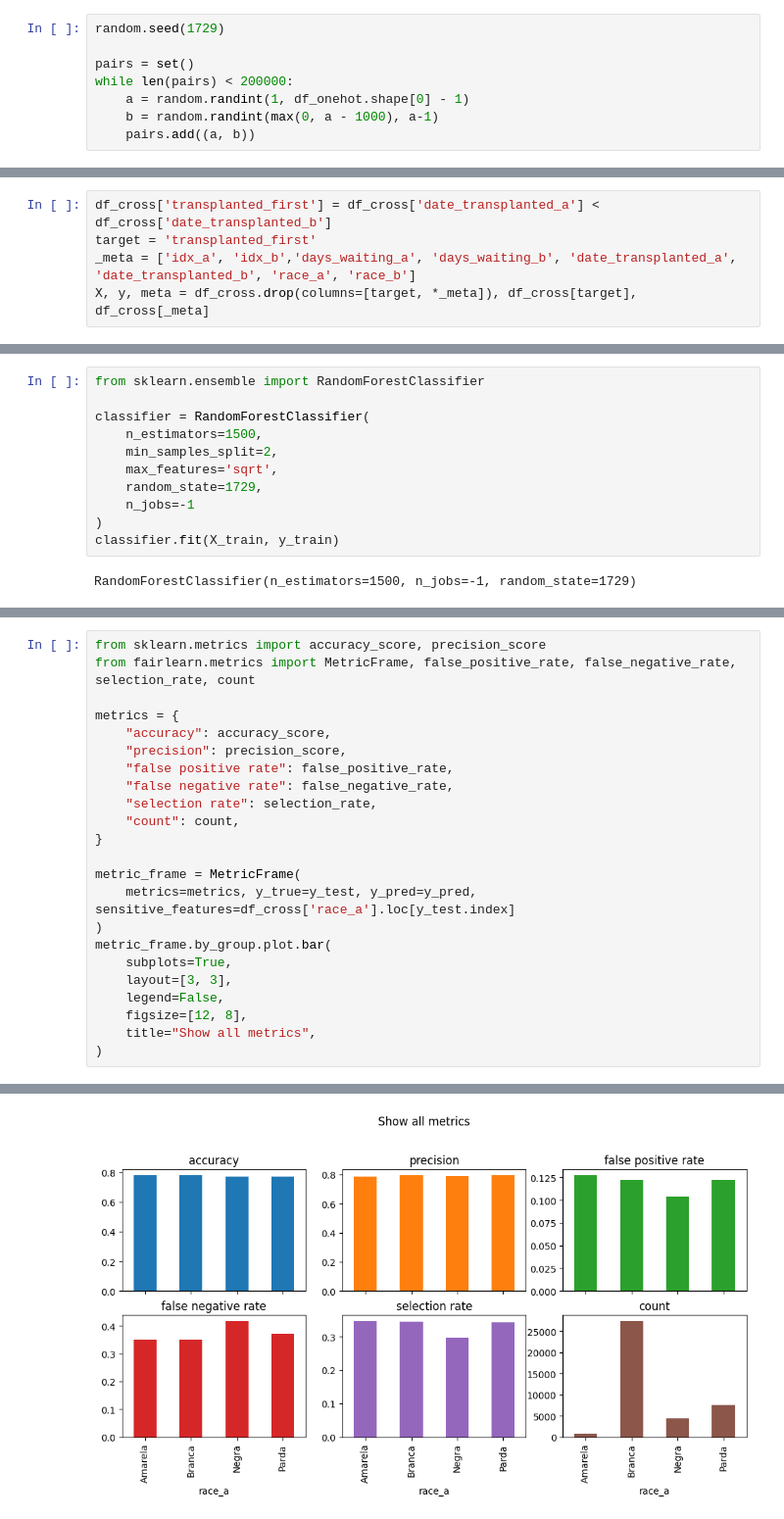
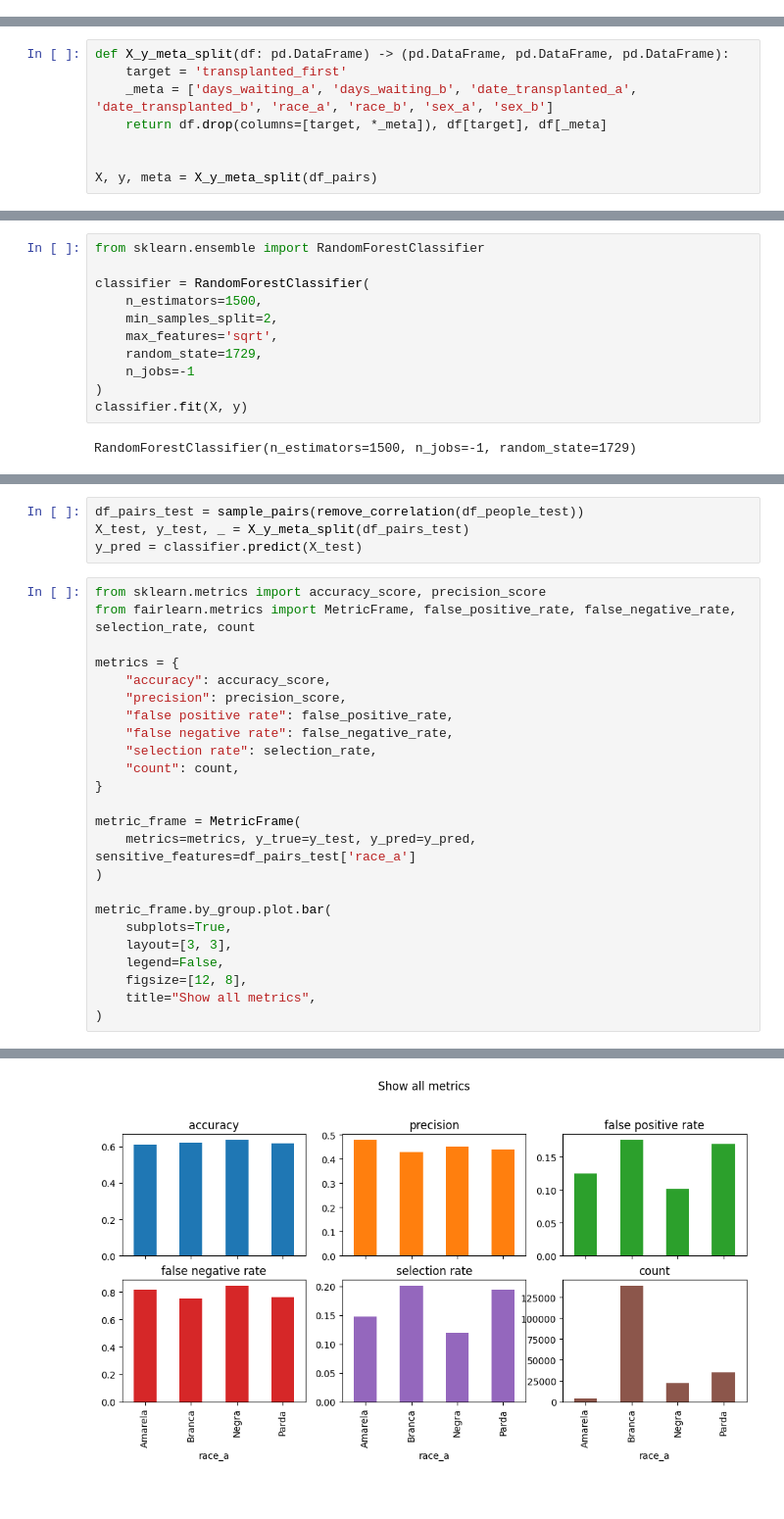
Before and after one commit to fmromeiro/mo810-kidney-waitlist, a Jupyter notebook: fairness.ipynb, the cells around one changed output, grey strips where cells are left out. Shown: that part at 98% size. Cells and saved outputs as stored; diff of their text form.

Commit message:
Correlation remover + refactor

```diff
--- a/fairness.ipynb
+++ b/fairness.ipynb
@@ -35,8 +21,0 @@ df_onehot, df_test = df_onehot.iloc[:N_train], df_onehot[N_train:]
-# %%
-random.seed(1729)
-
-pairs = set()
-while len(pairs) < 200000:
-    a = random.randint(1, df_onehot.shape[0] - 1)
-    b = random.randint(max(0, a - 1000), a-1)
-    pairs.add((a, b))
@@ -63,5 +121,8 @@ df_cross.head()
 # %%
-df_cross['transplanted_first'] = df_cross['date_transplanted_a'] < df_cross['date_transplanted_b']
-target = 'transplanted_first'
-_meta = ['idx_a', 'idx_b','days_waiting_a', 'days_waiting_b', 'date_transplanted_a', 'date_transplanted_b', 'race_a', 'race_b']
-X, y, meta = df_cross.drop(columns=[target, *_meta]), df_cross[target], df_cross[_meta]
+def X_y_meta_split(df: pd.DataFrame) -> (pd.DataFrame, pd.DataFrame, pd.DataFrame):
+    target = 'transplanted_first'
+    _meta = ['days_waiting_a', 'days_waiting_b', 'date_transplanted_a', 'date_transplanted_b', 'race_a', 'race_b', 'sex_a', 'sex_b']
+    return df.drop(columns=[target, *_meta]), df[target], df[_meta]
+
+
+X, y, meta = X_y_meta_split(df_pairs)
@@ -82,6 +136,6 @@ classifier = RandomForestClassifier(
     random_state=1729,
     n_jobs=-1
 )
-classifier.fit(X_train, y_train)
+classifier.fit(X, y)
 # %% [output]
 RandomForestClassifier(n_estimators=1500, n_jobs=-1, random_state=1729)
@@ -90,33 +142,38 @@ y_pred = classifier.predict(X_test)
+# %%
+df_pairs_test = sample_pairs(remove_correlation(df_people_test))
+X_test, y_test, _ = X_y_meta_split(df_pairs_test)
+y_pred = classifier.predict(X_test)
 # %%
 from sklearn.metrics import accuracy_score, precision_score
 from fairlearn.metrics import MetricFrame, false_positive_rate, false_negative_rate, selection_rate, count
 
 metrics = {
     "accuracy": accuracy_score,
     "precision": precision_score,
     "false positive rate": false_positive_rate,
     "false negative rate": false_negative_rate,
     "selection rate": selection_rate,
     "count": count,
 }
 
 metric_frame = MetricFrame(
-    metrics=metrics, y_true=y_test, y_pred=y_pred, sensitive_features=df_cross['race_a'].loc[y_test.index]
+    metrics=metrics, y_true=y_test, y_pred=y_pred, sensitive_features=df_pairs_test['race_a']
 )
+
 metric_frame.by_group.plot.bar(
     subplots=True,
     layout=[3, 3],
     legend=False,
     figsize=[12, 8],
     title="Show all metrics",
 )
 # %% [output]
 array([[<Axes: title={'center': 'accuracy'}, xlabel='race_a'>,
         <Axes: title={'center': 'precision'}, xlabel='race_a'>,
         <Axes: title={'center': 'false positive rate'}, xlabel='race_a'>],
        [<Axes: title={'center': 'false negative rate'}, xlabel='race_a'>,
         <Axes: title={'center': 'selection rate'}, xlabel='race_a'>,
         <Axes: title={'center': 'count'}, xlabel='race_a'>],
        [<Axes: xlabel='race_a'>, <Axes: xlabel='race_a'>,
         <Axes: xlabel='race_a'>]], dtype=object)
-[figure, old version]
+[figure, new version]
```
Also changed, not shown: parts of 13 cells of this notebook.
